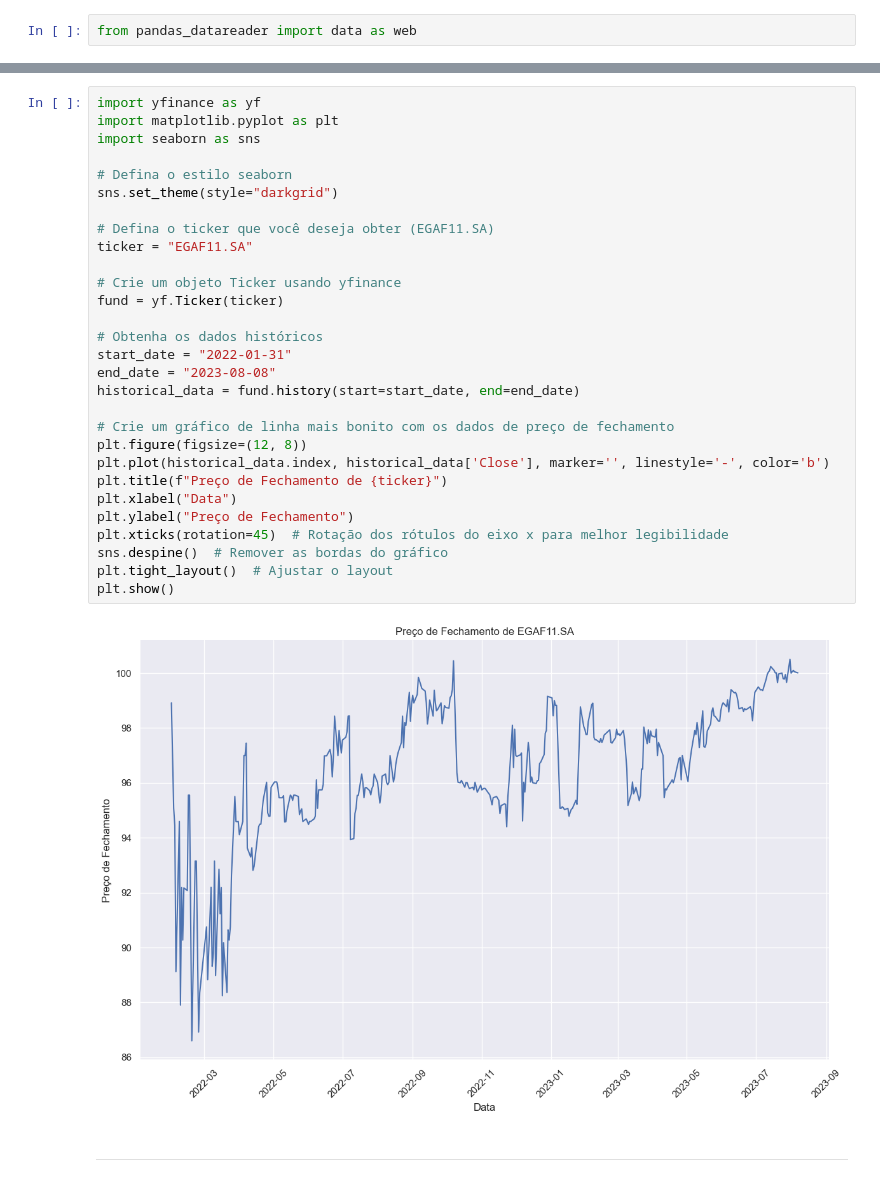
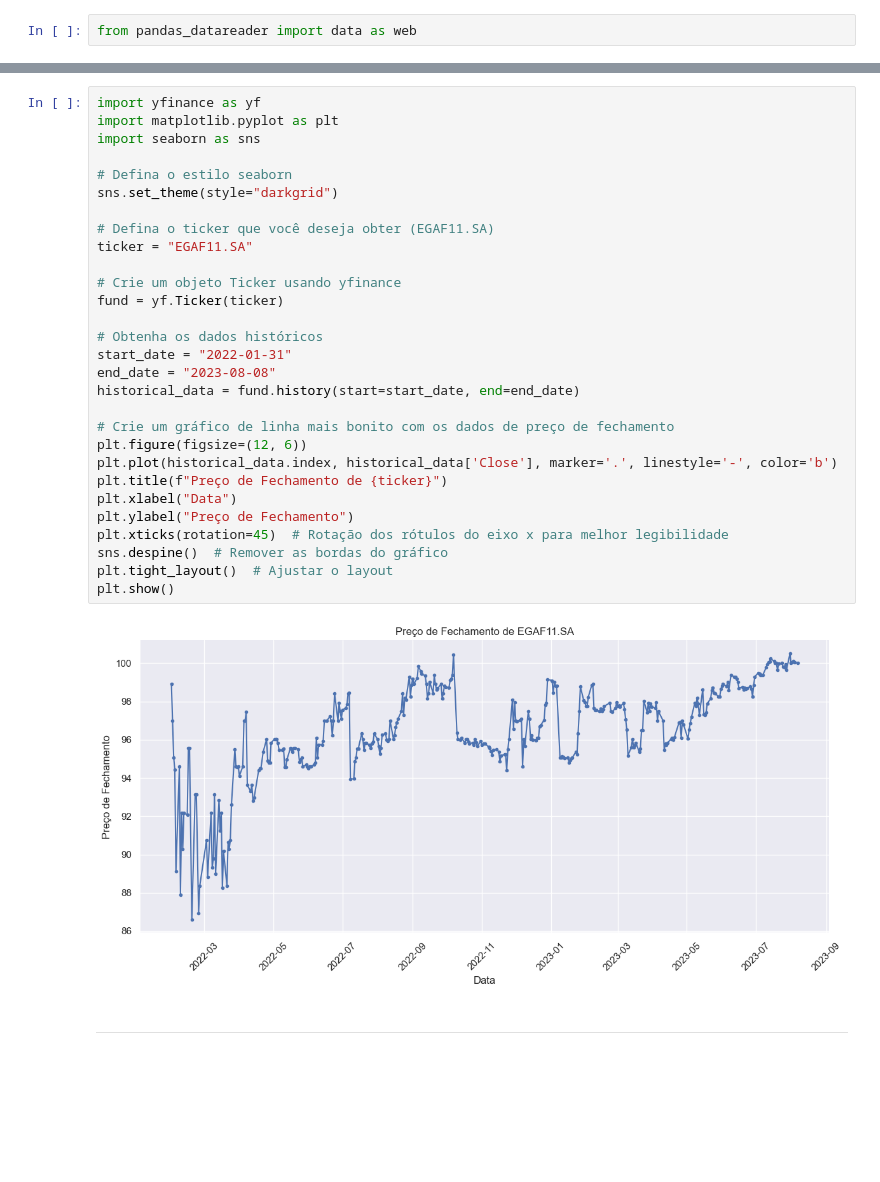
Before and after one commit to Riguini/Fundos-imobiliarios-FIIS-, a Jupyter notebook: FIIS.ipynb, the cells around one changed output, grey strips where cells are left out. Cells and saved outputs as stored; diff of their text form; blank space fills up the shorter version.

```diff
--- a/FIIS.ipynb
+++ b/FIIS.ipynb
@@ -497,34 +497,34 @@ plt.show()
 # %%
 import yfinance as yf
 import matplotlib.pyplot as plt
 import seaborn as sns
 
 # Defina o estilo seaborn
 sns.set_theme(style="darkgrid")
 
 # Defina o ticker que você deseja obter (EGAF11.SA)
 ticker = "EGAF11.SA"
 
 # Crie um objeto Ticker usando yfinance
 fund = yf.Ticker(ticker)
 
 # Obtenha os dados históricos
 start_date = "2022-01-31"
 end_date = "2023-08-08"
 historical_data = fund.history(start=start_date, end=end_date)
 
 # Crie um gráfico de linha mais bonito com os dados de preço de fechamento
-plt.figure(figsize=(12, 8))
-plt.plot(historical_data.index, historical_data['Close'], marker='', linestyle='-', color='b')
+plt.figure(figsize=(12, 6))
+plt.plot(historical_data.index, historical_data['Close'], marker='.', linestyle='-', color='b')
 plt.title(f"Preço de Fechamento de {ticker}")
 plt.xlabel("Data")
 plt.ylabel("Preço de Fechamento")
 plt.xticks(rotation=45)  # Rotação dos rótulos do eixo x para melhor legibilidade
 sns.despine()  # Remover as bordas do gráfico
 plt.tight_layout()  # Ajustar o layout
 plt.show()
 # %% [output]
-[figure, old version]
+[figure, new version]
 # %% [markdown]
 ___
 # %% [markdown]
```
Also changed, not shown: parts of 1 cell of this notebook.
